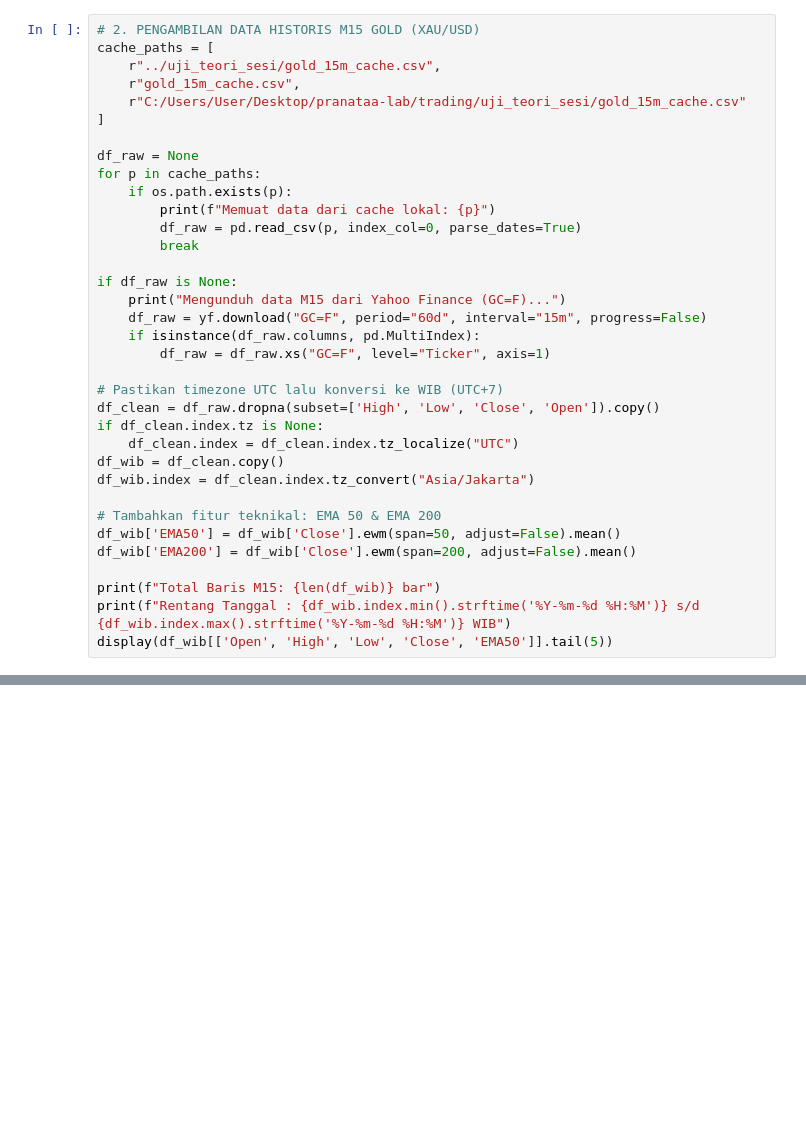
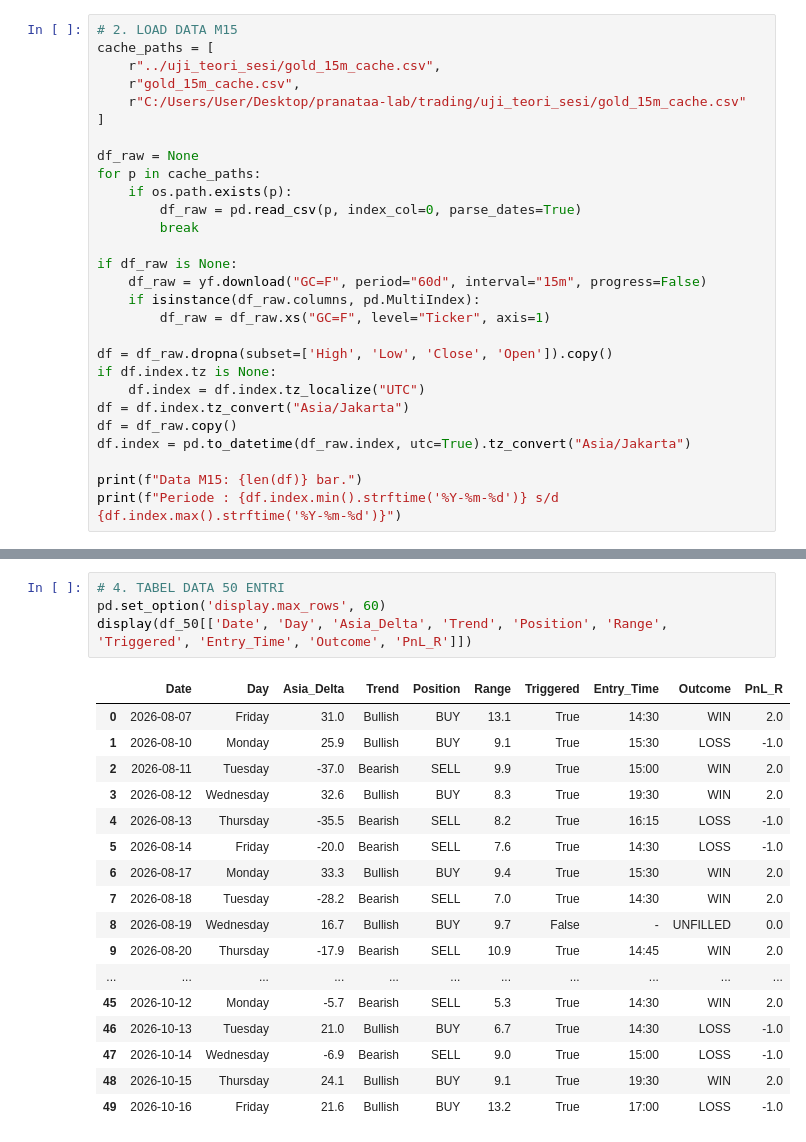
Before and after one commit to pranataa-labs/XAU-Daily-Trading-Strategy, a Jupyter notebook: analisis_strategi_2candle_1400_1415.ipynb, the cells around one changed output, grey strips where cells are left out. Drawn from its saved outputs; the diff is of its cells as text; blank space fills up the shorter version.

```diff
--- a/analisis_strategi_2candle_1400_1415.ipynb
+++ b/analisis_strategi_2candle_1400_1415.ipynb
@@ -58,5 +45,5 @@ Waktu disesuaikan ke Zona Waktu Indonesia Barat (**WIB / UTC+7**).
 # %%
-# 2. PENGAMBILAN DATA HISTORIS M15 GOLD (XAU/USD)
+# 2. LOAD DATA M15
 cache_paths = [
     r"../uji_teori_sesi/gold_15m_cache.csv",
     r"gold_15m_cache.csv",
@@ -66,28 +53,21 @@ cache_paths = [
 df_raw = None
 for p in cache_paths:
     if os.path.exists(p):
-        print(f"Memuat data dari cache lokal: {p}")
         df_raw = pd.read_csv(p, index_col=0, parse_dates=True)
         break
 
 if df_raw is None:
-    print("Mengunduh data M15 dari Yahoo Finance (GC=F)...")
     df_raw = yf.download("GC=F", period="60d", interval="15m", progress=False)
     if isinstance(df_raw.columns, pd.MultiIndex):
         df_raw = df_raw.xs("GC=F", level="Ticker", axis=1)
 
-# Pastikan timezone UTC lalu konversi ke WIB (UTC+7)
-df_clean = df_raw.dropna(subset=['High', 'Low', 'Close', 'Open']).copy()
-if df_clean.index.tz is None:
-    df_clean.index = df_clean.index.tz_localize("UTC")
-df_wib = df_clean.copy()
-df_wib.index = df_clean.index.tz_convert("Asia/Jakarta")
+df = df_raw.dropna(subset=['High', 'Low', 'Close', 'Open']).copy()
+if df.index.tz is None:
+    df.index = df.index.tz_localize("UTC")
+df = df.index.tz_convert("Asia/Jakarta")
+df = df_raw.copy()
+df.index = pd.to_datetime(df_raw.index, utc=True).tz_convert("Asia/Jakarta")
 
-# Tambahkan fitur teknikal: EMA 50 & EMA 200
-df_wib['EMA50'] = df_wib['Close'].ewm(span=50, adjust=False).mean()
-df_wib['EMA200'] = df_wib['Close'].ewm(span=200, adjust=False).mean()
-
-print(f"Total Baris M15: {len(df_wib)} bar")
-print(f"Rentang Tanggal : {df_wib.index.min().strftime('%Y-%m-%d %H:%M')} s/d {df_wib.index.max().strftime('%Y-%m-%d %H:%M')} WIB")
-display(df_wib[['Open', 'High', 'Low', 'Close', 'EMA50']].tail(5))
+print(f"Data M15: {len(df)} bar.")
+print(f"Periode : {df.index.min().strftime('%Y-%m-%d')} s/d {df.index.max().strftime('%Y-%m-%d')}")
 # %% [output]
@@ -354,0 +231,22 @@ Mari kita kelompokkan hasil trade berdasarkan relasinya terhadap arah Sesi Asia:
+# %%
+# 4. TABEL DATA 50 ENTRI
+pd.set_option('display.max_rows', 60)
+display(df_50[['Date', 'Day', 'Asia_Delta', 'Trend', 'Position', 'Range', 'Triggered', 'Entry_Time', 'Outcome', 'PnL_R']])
+# %% [output]
+|  | Date | Day | Asia_Delta | Trend | Position | Range | Triggered | Entry_Time | Outcome | PnL_R |
+| 0 | 2026-08-07 | Friday | 31.0 | Bullish | BUY | 13.1 | True | 14:30 | WIN | 2.0 |
+| 1 | 2026-08-10 | Monday | 25.9 | Bullish | BUY | 9.1 | True | 15:30 | LOSS | -1.0 |
+| 2 | 2026-08-11 | Tuesday | -37.0 | Bearish | SELL | 9.9 | True | 15:00 | WIN | 2.0 |
+| 3 | 2026-08-12 | Wednesday | 32.6 | Bullish | BUY | 8.3 | True | 19:30 | WIN | 2.0 |
+| 4 | 2026-08-13 | Thursday | -35.5 | Bearish | SELL | 8.2 | True | 16:15 | LOSS | -1.0 |
+| 5 | 2026-08-14 | Friday | -20.0 | Bearish | SELL | 7.6 | True | 14:30 | LOSS | -1.0 |
+| 6 | 2026-08-17 | Monday | 33.3 | Bullish | BUY | 9.4 | True | 15:30 | WIN | 2.0 |
+| 7 | 2026-08-18 | Tuesday | -28.2 | Bearish | SELL | 7.0 | True | 14:30 | WIN | 2.0 |
+| 8 | 2026-08-19 | Wednesday | 16.7 | Bullish | BUY | 9.7 | False | - | UNFILLED | 0.0 |
+| 9 | 2026-08-20 | Thursday | -17.9 | Bearish | SELL | 10.9 | True | 14:45 | WIN | 2.0 |
+| ... | ... | ... | ... | ... | ... | ... | ... | ... | ... | ... |
+| 45 | 2026-10-12 | Monday | -5.7 | Bearish | SELL | 5.3 | True | 14:30 | WIN | 2.0 |
+| 46 | 2026-10-13 | Tuesday | 21.0 | Bullish | BUY | 6.7 | True | 14:30 | LOSS | -1.0 |
+| 47 | 2026-10-14 | Wednesday | -6.9 | Bearish | SELL | 9.0 | True | 15:00 | LOSS | -1.0 |
+| 48 | 2026-10-15 | Thursday | 24.1 | Bullish | BUY | 9.1 | True | 19:30 | WIN | 2.0 |
+| 49 | 2026-10-16 | Friday | 21.6 | Bullish | BUY | 13.2 | True | 17:00 | LOSS | -1.0 |
```
Also changed, not shown: parts of 27 cells of this notebook.
